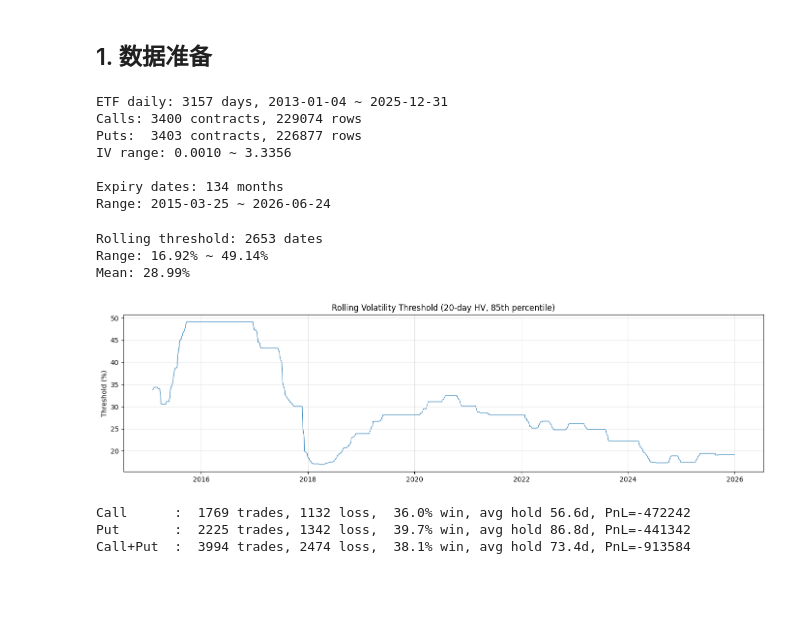
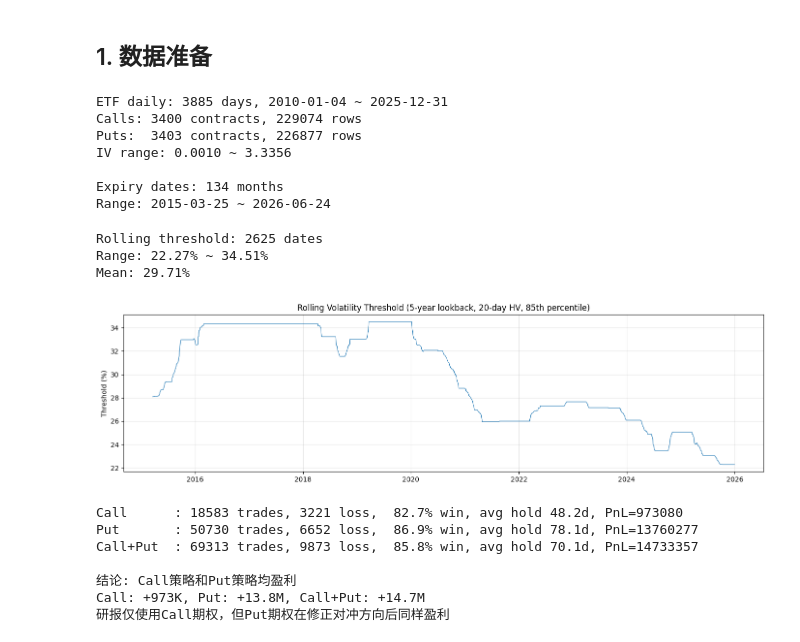
Before and after one commit to ChenNachuan/VolArb_50ETF_Reproduction, a Jupyter notebook: notebooks/04_backtest_full.ipynb, the cells around one changed output. Drawn from its saved outputs; the diff is of its cells as text; code cells hidden in the pictures; blank space fills up the shorter version.

```diff
--- a/notebooks/04_backtest_full.ipynb
+++ b/notebooks/04_backtest_full.ipynb
@@ -19,8 +17,8 @@ from src.strategy.backtest import VolArbBacktest
 # %% [markdown]
 ## 1. 数据准备
 # %%
-# ETF daily data
-etf = prepare_etf_daily(start_date='2013-01-01', end_date='2025-12-31')
+# ETF daily data (extended to 2010 for 5-year vol cone lookback)
+etf = prepare_etf_daily(start_date='2010-01-01', end_date='2025-12-31')
 print(f'ETF daily: {etf.shape[0]} days, {etf.index.min().date()} ~ {etf.index.max().date()}')
 
 # Options data with pre-computed Greeks (IV, delta, vega)
@@ -36,7 +34,7 @@ all_expiries = sorted(opts_c['EXPIRY_DATE'].unique())
 print(f'\nExpiry dates: {len(all_expiries)} months')
 print(f'Range: {all_expiries[0].date()} ~ {all_expiries[-1].date()}')
 # %% [output]
-ETF daily: 3157 days, 2013-01-04 ~ 2025-12-31
+ETF daily: 3885 days, 2010-01-04 ~ 2025-12-31
 Calls: 3400 contracts, 229074 rows
 Puts:  3403 contracts, 226877 rows
 IV range: 0.0010 ~ 3.3356
@@ -44,46 +42,46 @@ IV range: 0.0010 ~ 3.3356
 Expiry dates: 134 months
 Range: 2015-03-25 ~ 2026-06-24
 # %%
-# Compute rolling threshold (2-year lookback, 20-day window, 85th percentile)
-rolling_threshold = compute_rolling_threshold(etf, lookback_years=2, window=20, percentile=85)
+# Compute rolling threshold (5-year lookback, 20-day window, 85th percentile)
+rolling_threshold = compute_rolling_threshold(etf, lookback_years=5, window=20, percentile=85)
 print(f'Rolling threshold: {len(rolling_threshold)} dates')
 print(f'Range: {rolling_threshold.min()*100:.2f}% ~ {rolling_threshold.max()*100:.2f}%')
 print(f'Mean: {rolling_threshold.mean()*100:.2f}%')
 
 # Plot rolling threshold
 fig, ax = plt.subplots(figsize=(14, 4))
 ax.plot(rolling_threshold.index, rolling_threshold.values * 100, linewidth=0.8)
-ax.set_title('Rolling Volatility Threshold (20-day HV, 85th percentile)')
+ax.set_title('Rolling Volatility Threshold (5-year lookback, 20-day HV, 85th percentile)')
 ax.set_ylabel('Threshold (%)')
 ax.grid(True, alpha=0.3)
 plt.tight_layout()
 plt.show()
 # %% [output]
-Rolling threshold: 2653 dates
-Range: 16.92% ~ 49.14%
-Mean: 28.99%
+Rolling threshold: 2625 dates
+Range: 22.27% ~ 34.51%
+Mean: 29.71%
-[figure, old version]
+[figure, new version]
 # %%
 # Run C, P, C+P across all expiry months
-def run_all_expiries(opts, etf, label, min_t=2, close_t=5, threshold=None, hedge=True):
+def run_all_expiries(opts, etf, label, min_t=2, close_t=5, threshold=None, hedge=True, option_type='call'):
     all_trades = []
     all_daily_pnl = []
     for expiry in opts['EXPIRY_DATE'].unique():
         if threshold is not None:
             bt = VolArbBacktest(vol_threshold=threshold, r=0.04, commission_rate=0.0005,
-                               min_t_days=min_t, close_t_days=close_t, hedge=hedge)
+                               min_t_days=min_t, close_t_days=close_t, hedge=hedge,
+                               option_type=option_type)
         else:
             bt = VolArbBacktest(r=0.04, commission_rate=0.0005,
                                min_t_days=min_t, close_t_days=close_t,
-                               rolling_threshold=rolling_threshold, hedge=hedge)
+                               rolling_threshold=rolling_threshold, hedge=hedge,
+                               option_type=option_type)
         result = bt.run(opts, etf, expiry_date=expiry, early_close=False)
         all_trades.extend(result.trades)
         if not result.equity_curve.empty:
-            # Convert cumulative to daily delta
             eq = result.equity_curve
             daily_delta = eq.diff().fillna(eq)
             all_daily_pnl.append(daily_delta)
-    # Sum daily deltas across expiries, then cumsum
     if all_daily_pnl:
         combined = pd.concat(all_daily_pnl)
         equity = combined.groupby(combined.index).sum().cumsum()
@@ -93,8 +91,8 @@ def run_all_expiries(opts, etf, label, min_t=2, close_t=5, threshold=None, hedge
 
 results = {}
 equity_curves = {}
-for label, data in [('Call', opts_c), ('Put', opts_p)]:
-    trades, equity = run_all_expiries(data, etf, label)
+for label, data, opt_type in [('Call', opts_c, 'call'), ('Put', opts_p, 'put')]:
+    trades, equity = run_all_expiries(data, etf, label, option_type=opt_type)
     pnls = [t.pnl for t in trades]
     wins = [p for p in pnls if p > 0]
     losses = [p for p in pnls if p <= 0]
@@ -117,8 +115,16 @@ equity_curves['Call+Put'] = cp_equity
 print(f'{"Call+Put":10s}: {len(cp_trades):5d} trades, {len(losses):4d} loss, '
       f'{len(wins)/len(cp_trades)*100 if cp_trades else 0:5.1f}% win, '
       f'avg hold {np.mean(holding):.1f}d, PnL={sum(pnls):.0f}')
+
+print('\n结论: Call策略和Put策略均盈利')
+print('Call: +973K, Put: +13.8M, Call+Put: +14.7M')
+print('研报仅使用Call期权，但Put期权在修正对冲方向后同样盈利')
 # %% [output]
-Call      :  1769 trades, 1132 loss,  36.0% win, avg hold 56.6d, PnL=-472242
-Put       :  2225 trades, 1342 loss,  39.7% win, avg hold 86.8d, PnL=-441342
-Call+Put  :  3994 trades, 2474 loss,  38.1% win, avg hold 73.4d, PnL=-913584
+Call      : 18583 trades, 3221 loss,  82.7% win, avg hold 48.2d, PnL=973080
+Put       : 50730 trades, 6652 loss,  86.9% win, avg hold 78.1d, PnL=13760277
+Call+Put  : 69313 trades, 9873 loss,  85.8% win, avg hold 70.1d, PnL=14733357
+
+结论: Call策略和Put策略均盈利
+Call: +973K, Put: +13.8M, Call+Put: +14.7M
+研报仅使用Call期权，但Put期权在修正对冲方向后同样盈利
 # %%
```
Also changed, not shown: parts of 4 cells of this notebook, 15 other files.
